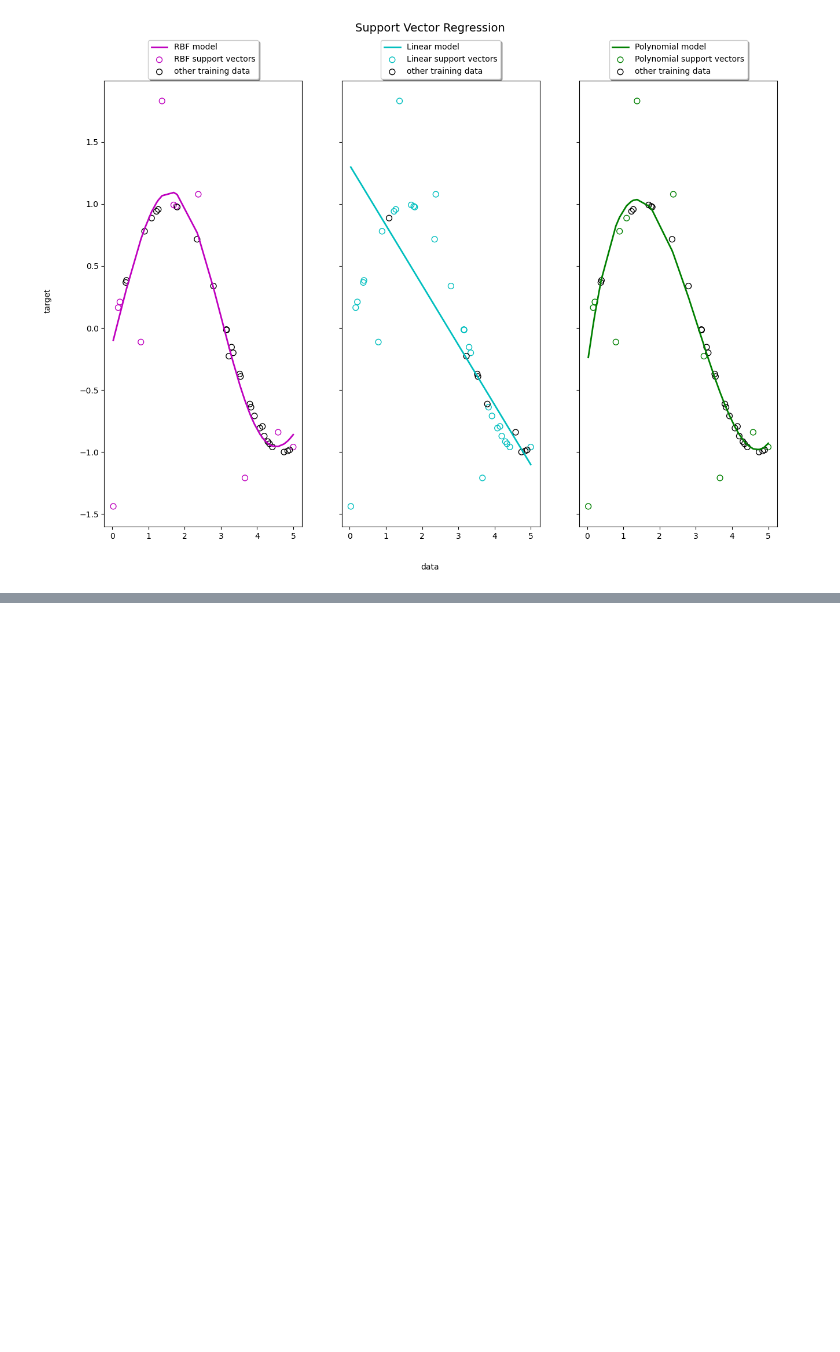
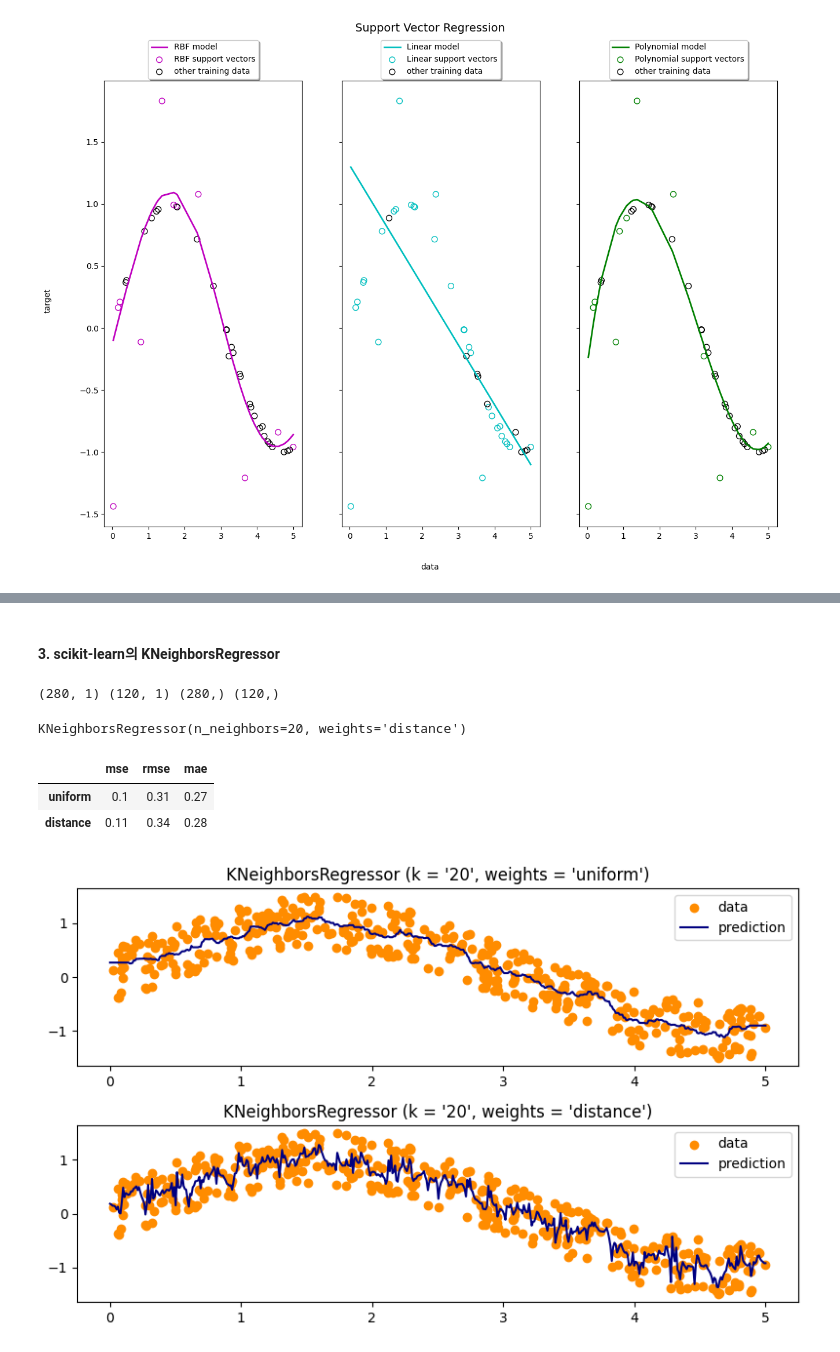
Before and after one commit to Soy-code/ADP, a Jupyter notebook: chapter6. 머신러닝-지도학습.ipynb, the cells around one changed output, grey strips where cells are left out. Cells and saved outputs as stored; diff of their text form; code cells hidden in the pictures; blank space fills up the shorter version.

```diff
--- a/chapter6. 머신러닝-지도학습.ipynb
+++ b/chapter6. 머신러닝-지도학습.ipynb
@@ -893,0 +995,2 @@ plt.show()
+# %% [markdown]
+#### 3. scikit-learn의 KNeighborsRegressor
@@ -893,0 +1007,68 @@ plt.show()
+# %%
+from sklearn.model_selection import train_test_split
+
+X_train, X_test, y_train, y_test = train_test_split(X, y, train_size=0.7,
+                                                    random_state=1)
+
+print(X_train.shape, X_test.shape, y_train.shape, y_test.shape)
+# %% [output]
+(280, 1) (120, 1) (280,) (120,)
+# %%
+from sklearn.neighbors import KNeighborsRegressor
+
+knn_uni = KNeighborsRegressor(n_neighbors=20, weights="uniform")
+knn_dis = KNeighborsRegressor(n_neighbors=20, weights="distance")
+
+knn_uni.fit(X_train, y_train)
+knn_dis.fit(X_train, y_train)
+# %% [output]
+KNeighborsRegressor(n_neighbors=20, weights='distance')
+# %%
+from sklearn.metrics import mean_squared_error, mean_absolute_error
+import pandas as pd
+import numpy as np
+
+uni_pred = knn_uni.predict(X_test)
+dis_pred = knn_dis.predict(X_test)
+
+preds = [uni_pred, dis_pred]
+weights = ['uniform', 'distance']
+evls = ['mse', 'rmse', 'mae']
+
+results = pd.DataFrame(index=weights, columns=evls)
+
+for pred, nm in zip(preds, weights):
+    mse = mean_squared_error(y_test, pred)
+    mae = mean_absolute_error(y_test, pred)
+    rmse = np.sqrt(mse)
+
+    results.loc[nm]['mse'] = round(mse, 2)
+    results.loc[nm]['mae'] = round(mae, 2)
+    results.loc[nm]['rmse'] = round(rmse, 2)
+
+results
+# %% [output]
+|  | mse | rmse | mae |
+| uniform | 0.1 | 0.31 | 0.27 |
+| distance | 0.11 | 0.34 | 0.28 |
+# %%
+import matplotlib.pyplot as plt
+
+plt.figure(figsize=(8, 5))
+
+for i, weights in enumerate(['uniform', 'distance']):
+    knn = KNeighborsRegressor(n_neighbors=20, weights=weights)
+
+    y_ = knn.fit(X, y).predict(T)
+
+    plt.subplot(2, 1, i+1)
+    plt.scatter(X, y, color="darkorange", label="data")
+    plt.plot(T, y_, color="navy", label="prediction")
+    plt.axis("tight")
+    plt.legend()
+    plt.title("KNeighborsRegressor (k = '%i', weights = '%s')" % (20, weights))
+
+plt.tight_layout()
+plt.show()
+# %% [output]
+[figure, added]
```
Also changed, not shown: parts of 31 cells of this notebook.
